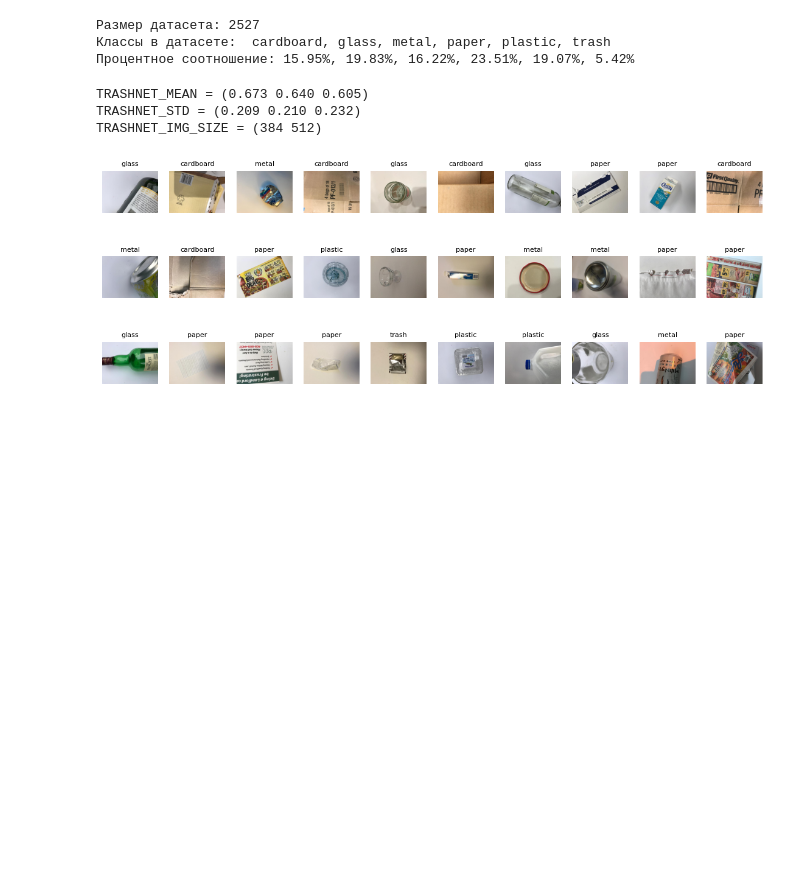
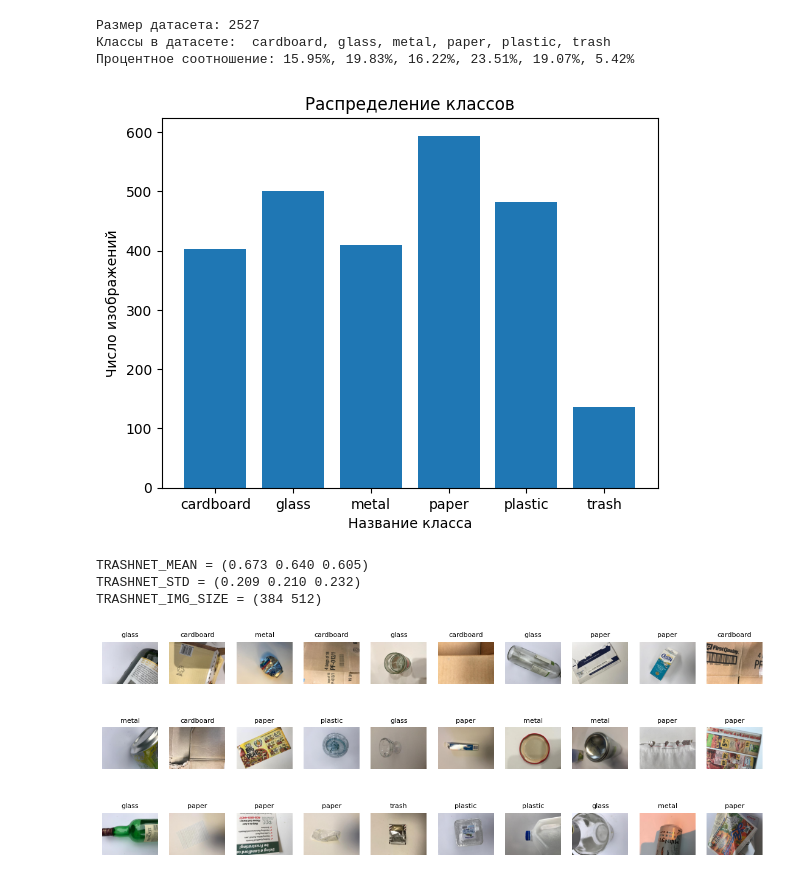
Before and after one commit to GingerKittenOwO/mirea-dpo-aie, a Jupyter notebook: project/notebooks/exp01_eda.ipynb, the cells around one changed output. Cells and saved outputs as stored; diff of their text form; code cells hidden in the pictures; blank space fills up the shorter version.

```diff
--- a/project/notebooks/exp01_eda.ipynb
+++ b/project/notebooks/exp01_eda.ipynb
@@ -46,6 +46,15 @@ print(f"Процентное соотношение: {', '.join(f'{percent:.2f}%
 Размер датасета: 2527
 Классы в датасете:  cardboard, glass, metal, paper, plastic, trash
 Процентное соотношение: 15.95%, 19.83%, 16.22%, 23.51%, 19.07%, 5.42%
+# %%
+
+plt.bar(class_names,counts)
+plt.title("Распределение классов")
+plt.ylabel("Число изображений")
+plt.xlabel("Название класса")
+plt.show()
+# %% [output]
+[figure, added]
 # %%
 # Вычисляем нормализацию для нашего датасета
 
```
Also changed, not shown: parts of 1 cell of this notebook, 1 other file.
